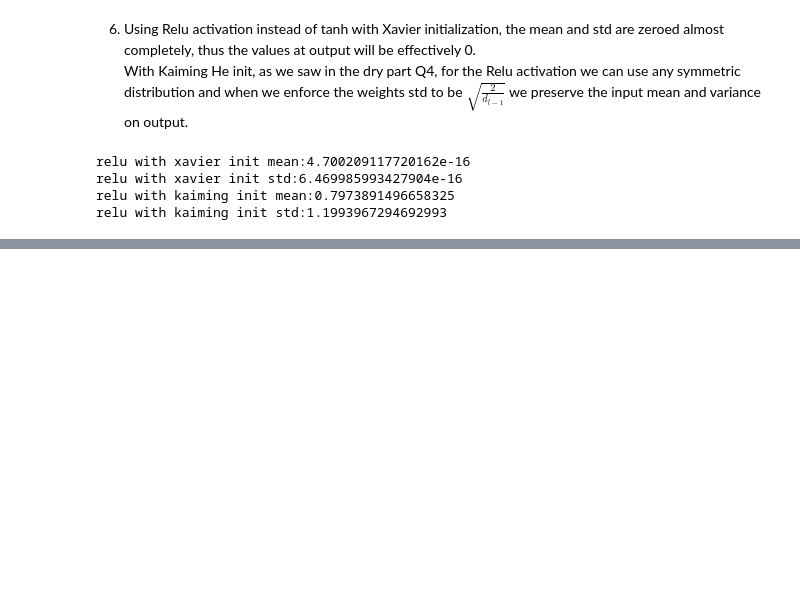
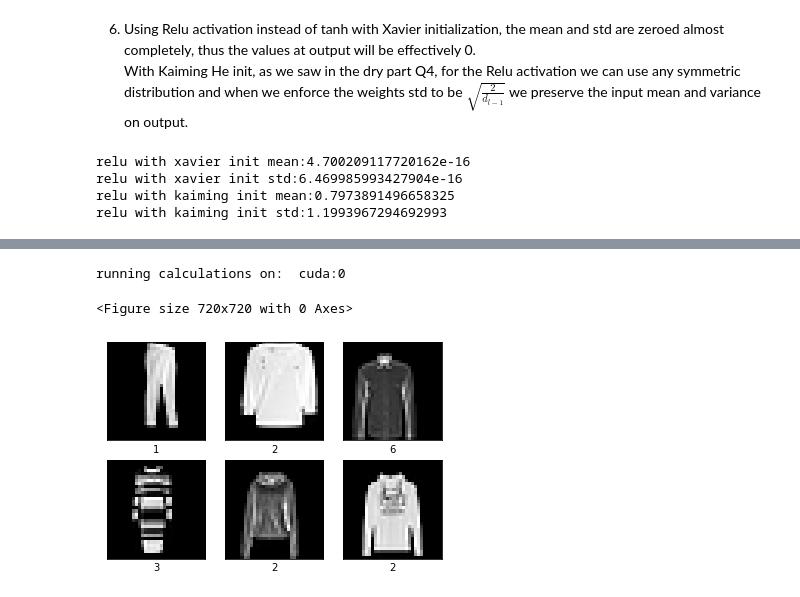
Before and after one commit to ynahum/dl_hw, a Jupyter notebook: hw2/ee046211_hw2_034462796_204034953.ipynb, the cells around one changed output, grey strips where cells are left out. Cells and saved outputs as stored; diff of their text form; code cells hidden in the pictures; blank space fills up the shorter version.

```diff
--- a/hw2/ee046211_hw2_034462796_204034953.ipynb
+++ b/hw2/ee046211_hw2_034462796_204034953.ipynb
@@ -530,0 +530,77 @@ Your Code Here
+# %%
+#2.1
+
+from torchvision import datasets, transforms
+from torch.utils.data.sampler import SubsetRandomSampler
+
+# check if there is gpu avilable, if there is, use it
+if torch.cuda.is_available():
+    torch.cuda.current_device()
+device = torch.device("cuda:0" if torch.cuda.is_available() else "cpu")
+print("running calculations on: ", device)
+
+VALID_SIZE = 0.2
+BATCH_SIZE = 64
+
+normalize = transforms.Normalize((0.5,), (0.5,))
+
+# define transforms
+valid_transform = transforms.Compose([
+        transforms.ToTensor(),
+        normalize
+    ])
+train_transform = transforms.Compose([
+    transforms.RandomCrop(32, padding=4),
+    transforms.RandomHorizontalFlip(),
+    transforms.ToTensor(),
+    normalize
+])
+
+# load the dataset
+data_dir = './datasets/'
+train_dataset = datasets.FashionMNIST(
+    root=data_dir, train=True, transform=train_transform, download=True)
+valid_dataset = datasets.FashionMNIST(root=data_dir, train=True,
+            download=True, transform=valid_transform)
+
+num_train = len(train_dataset)
+indices = list(range(num_train))
+split = int(np.floor(VALID_SIZE * num_train))
+
+np.random.shuffle(indices)
+train_idx, valid_idx = indices[split:], indices[:split]
+
+train_sampler = SubsetRandomSampler(train_idx)
+valid_sampler = SubsetRandomSampler(valid_idx)
+
+train_loader = torch.utils.data.DataLoader(
+    train_dataset, batch_size=BATCH_SIZE, sampler=train_sampler)
+
+valid_loader = torch.utils.data.DataLoader(
+    valid_dataset, batch_size=BATCH_SIZE, sampler=valid_sampler)
+
+
+# visualize some images
+n_samples = 6
+sample_loader = torch.utils.data.DataLoader(train_dataset, batch_size=n_samples, shuffle=True)
+data_iter = iter(sample_loader)
+images, labels = data_iter.next()
+X = images.numpy()
+
+fig = plt.figure(figsize=(10 ,10))
+_, axes = plt.subplots(2, 3)
+
+for i, ax in enumerate(axes.flat):
+    ax.imshow(X[i, 0, :, :], interpolation='none', cmap='gray')
+
+    xlabel = str(labels[i].numpy())
+
+    ax.set_xlabel(xlabel)
+    ax.set_xticks([])
+    ax.set_yticks([])
+
+plt.show()
+# %% [output]
+running calculations on:  cuda:0
+<Figure size 720x720 with 0 Axes>
+[figure, added]
```
Also changed, not shown: parts of 3 cells of this notebook.
